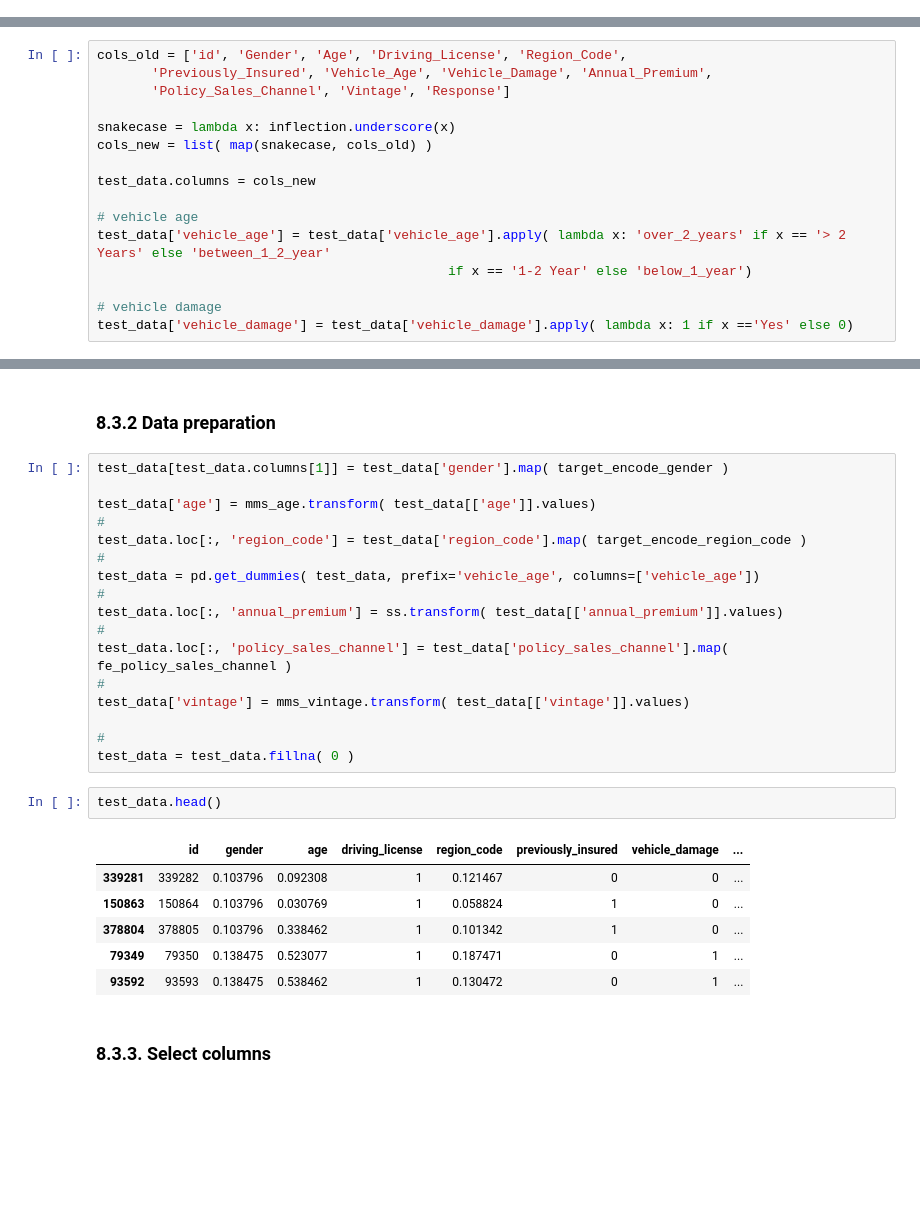
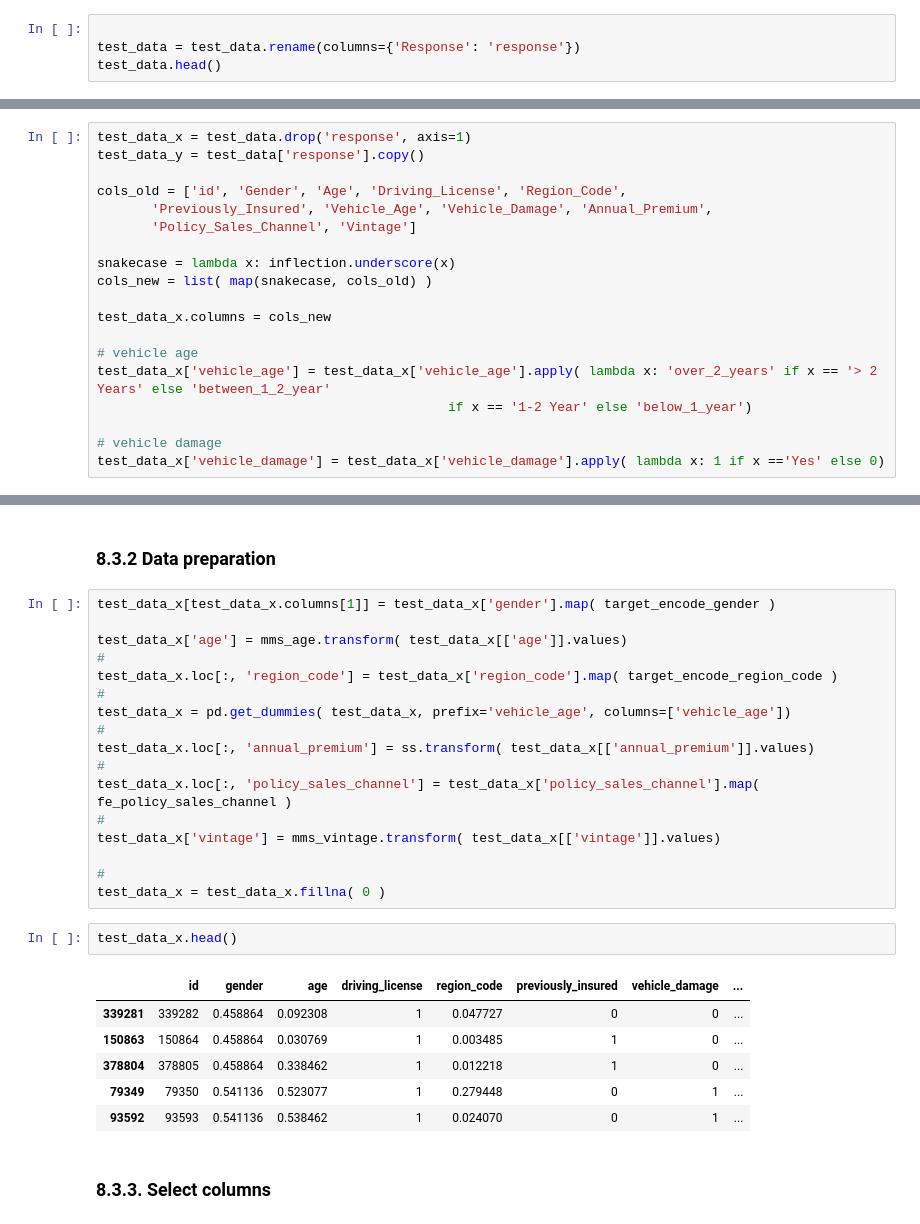
Before and after one commit to Andre10DS/health_insurance_cross-sell, a Jupyter notebook: notebooks/1.0_Health_Insurance.ipynb, the cells around one changed output, grey strips where cells are left out. Saved outputs shown, nothing was run; the diff lists cells and outputs as text; blank space fills up the shorter version.

```diff
--- a/notebooks/1.0_Health_Insurance.ipynb
+++ b/notebooks/1.0_Health_Insurance.ipynb
@@ -945,3 +1020,7 @@ And if memory is not enough, you can set `force_col_wise=true`.
 ## 8.3 Test Base Preparation
 # %% [markdown]
 ### 8.3.1 Adjusting the Columns
+# %%
+
+test_data = test_data.rename(columns={'Response': 'response'})
+test_data.head()
@@ -948,17 +1034,20 @@ And if memory is not enough, you can set `force_col_wise=true`.
 # %%
+test_data_x = test_data.drop('response', axis=1)
+test_data_y = test_data['response'].copy()
+
 cols_old = ['id', 'Gender', 'Age', 'Driving_License', 'Region_Code',
        'Previously_Insured', 'Vehicle_Age', 'Vehicle_Damage', 'Annual_Premium',
-       'Policy_Sales_Channel', 'Vintage', 'Response']
+       'Policy_Sales_Channel', 'Vintage']
 
 snakecase = lambda x: inflection.underscore(x)
 cols_new = list( map(snakecase, cols_old) )
 
-test_data.columns = cols_new
+test_data_x.columns = cols_new
 
 # vehicle age
-test_data['vehicle_age'] = test_data['vehicle_age'].apply( lambda x: 'over_2_years' if x == '> 2 Years' else 'between_1_2_year'
+test_data_x['vehicle_age'] = test_data_x['vehicle_age'].apply( lambda x: 'over_2_years' if x == '> 2 Years' else 'between_1_2_year'
                                              if x == '1-2 Year' else 'below_1_year')
 
 # vehicle damage
-test_data['vehicle_damage'] = test_data['vehicle_damage'].apply( lambda x: 1 if x =='Yes' else 0)
+test_data_x['vehicle_damage'] = test_data_x['vehicle_damage'].apply( lambda x: 1 if x =='Yes' else 0)
 # %%
@@ -973,31 +1062,31 @@ test_data.head()
 # %% [markdown]
 ### 8.3.2 Data preparation
 # %%
-test_data[test_data.columns[1]] = test_data['gender'].map( target_encode_gender )
+test_data_x[test_data_x.columns[1]] = test_data_x['gender'].map( target_encode_gender )
 
-test_data['age'] = mms_age.transform( test_data[['age']].values)
+test_data_x['age'] = mms_age.transform( test_data_x[['age']].values)
 #
-test_data.loc[:, 'region_code'] = test_data['region_code'].map( target_encode_region_code )
+test_data_x.loc[:, 'region_code'] = test_data_x['region_code'].map( target_encode_region_code )
 #
-test_data = pd.get_dummies( test_data, prefix='vehicle_age', columns=['vehicle_age'])
+test_data_x = pd.get_dummies( test_data_x, prefix='vehicle_age', columns=['vehicle_age'])
 #
-test_data.loc[:, 'annual_premium'] = ss.transform( test_data[['annual_premium']].values)
+test_data_x.loc[:, 'annual_premium'] = ss.transform( test_data_x[['annual_premium']].values)
 #
-test_data.loc[:, 'policy_sales_channel'] = test_data['policy_sales_channel'].map( fe_policy_sales_channel )
+test_data_x.loc[:, 'policy_sales_channel'] = test_data_x['policy_sales_channel'].map( fe_policy_sales_channel )
 #
-test_data['vintage'] = mms_vintage.transform( test_data[['vintage']].values)
+test_data_x['vintage'] = mms_vintage.transform( test_data_x[['vintage']].values)
 
 #
-test_data = test_data.fillna( 0 )
+test_data_x = test_data_x.fillna( 0 )
 # %%
-test_data.head()
+test_data_x.head()
 # %% [output]
 |  | id | gender | age | driving_license | region_code | previously_insured | vehicle_damage | ... |
-| 339281 | 339282 | 0.103796 | 0.092308 | 1 | 0.121467 | 0 | 0 | ... |
-| 150863 | 150864 | 0.103796 | 0.030769 | 1 | 0.058824 | 1 | 0 | ... |
-| 378804 | 378805 | 0.103796 | 0.338462 | 1 | 0.101342 | 1 | 0 | ... |
-| 79349 | 79350 | 0.138475 | 0.523077 | 1 | 0.187471 | 0 | 1 | ... |
-| 93592 | 93593 | 0.138475 | 0.538462 | 1 | 0.130472 | 0 | 1 | ... |
+| 339281 | 339282 | 0.458864 | 0.092308 | 1 | 0.047727 | 0 | 0 | ... |
+| 150863 | 150864 | 0.458864 | 0.030769 | 1 | 0.003485 | 1 | 0 | ... |
+| 378804 | 378805 | 0.458864 | 0.338462 | 1 | 0.012218 | 1 | 0 | ... |
+| 79349 | 79350 | 0.541136 | 0.523077 | 1 | 0.279448 | 0 | 1 | ... |
+| 93592 | 93593 | 0.541136 | 0.538462 | 1 | 0.024070 | 0 | 1 | ... |
 # %% [markdown]
 ### 8.3.3. Select columns
 # %%
```
Also changed, not shown: parts of 42 cells of this notebook, 3 other files.
